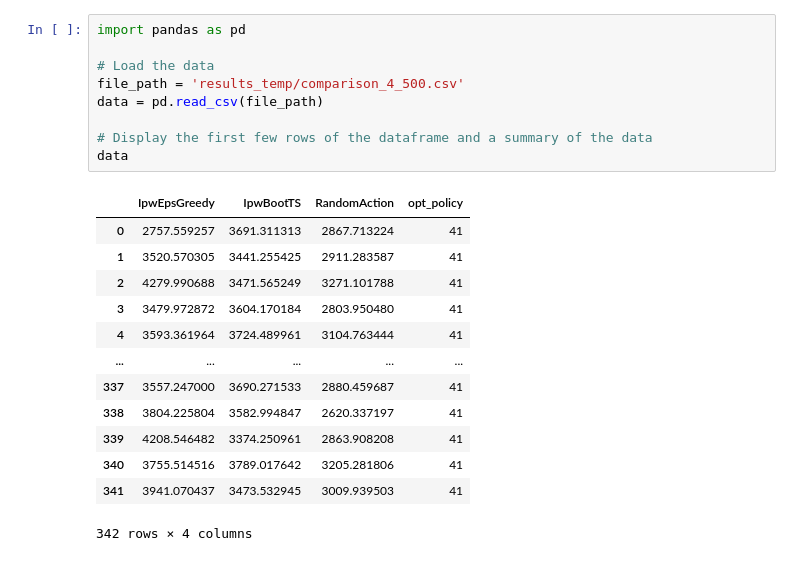
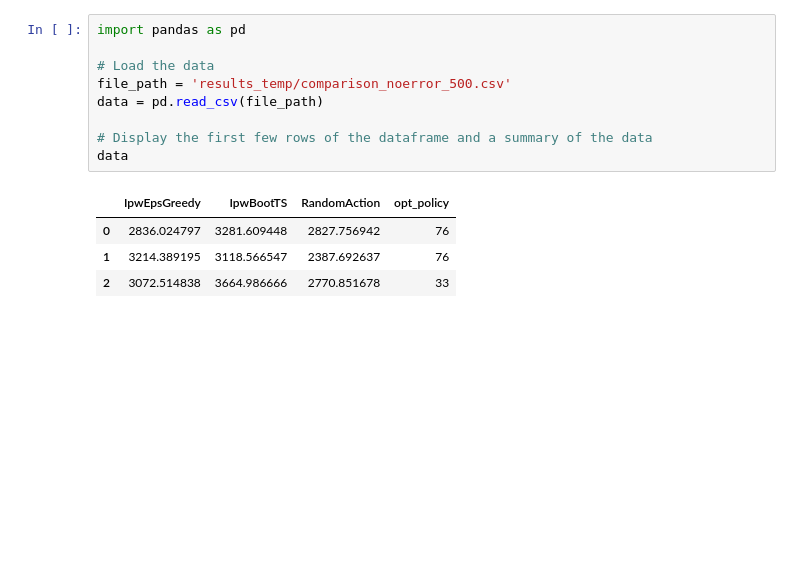
Before and after one commit to Emily0630/Tiered_Dec_10, a Jupyter notebook: data_analysis_night.ipynb, the cells around one changed output. Drawn from its saved outputs; the diff is of its cells as text; blank space fills up the shorter version.

```diff
--- a/data_analysis_night.ipynb
+++ b/data_analysis_night.ipynb
@@ -1,26 +1,17 @@
 # %%
 import pandas as pd
 
 # Load the data
-file_path = 'results_temp/comparison_4_500.csv'
+file_path = 'results_temp/comparison_noerror_500.csv'
 data = pd.read_csv(file_path)
 
 # Display the first few rows of the dataframe and a summary of the data
 data
 # %% [output]
 |  | IpwEpsGreedy | IpwBootTS | RandomAction | opt_policy |
-| 0 | 2757.559257 | 3691.311313 | 2867.713224 | 41 |
-| 1 | 3520.570305 | 3441.255425 | 2911.283587 | 41 |
-| 2 | 4279.990688 | 3471.565249 | 3271.101788 | 41 |
-| 3 | 3479.972872 | 3604.170184 | 2803.950480 | 41 |
-| 4 | 3593.361964 | 3724.489961 | 3104.763444 | 41 |
-| ... | ... | ... | ... | ... |
-| 337 | 3557.247000 | 3690.271533 | 2880.459687 | 41 |
-| 338 | 3804.225804 | 3582.994847 | 2620.337197 | 41 |
-| 339 | 4208.546482 | 3374.250961 | 2863.908208 | 41 |
-| 340 | 3755.514516 | 3789.017642 | 3205.281806 | 41 |
-| 341 | 3941.070437 | 3473.532945 | 3009.939503 | 41 |
+| 0 | 2836.024797 | 3281.609448 | 2827.756942 | 76 |
+| 1 | 3214.389195 | 3118.566547 | 2387.692637 | 76 |
+| 2 | 3072.514838 | 3664.986666 | 2770.851678 | 33 |
-342 rows × 4 columns
 # %%
 import matplotlib.pyplot as plt
 import seaborn as sns
```
Also changed, not shown: parts of 1 cell of this notebook, 6 other files.
